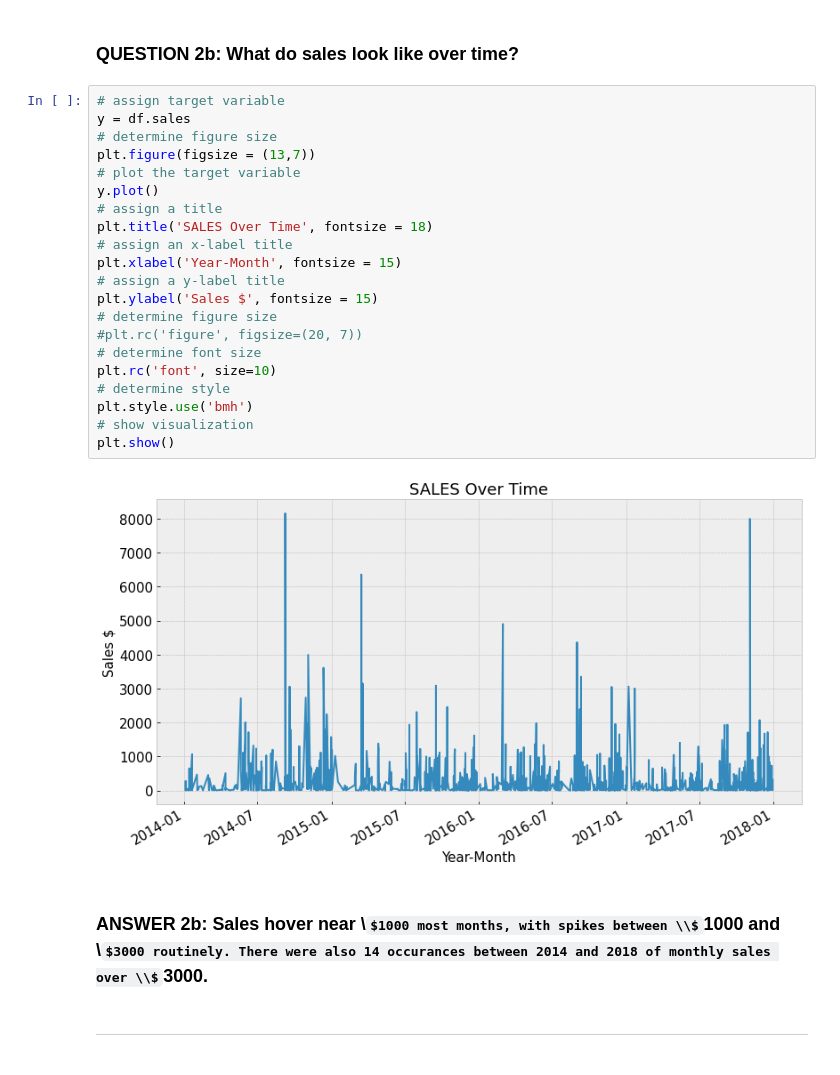
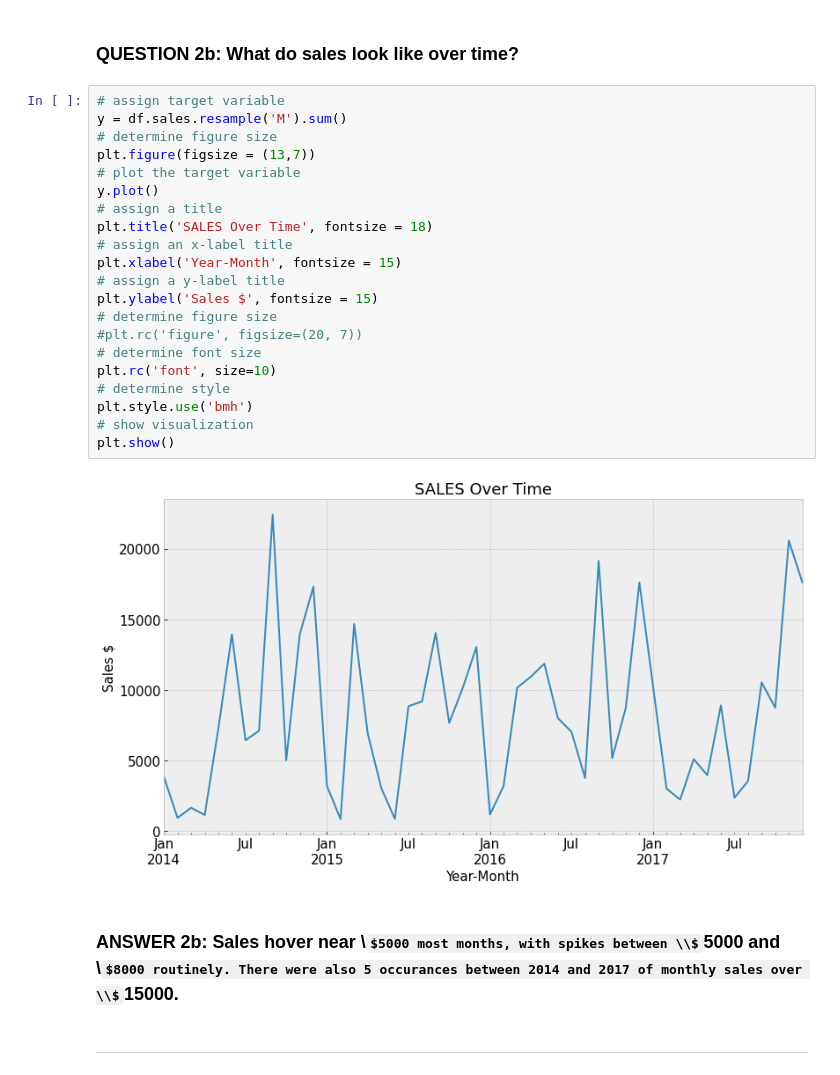
Before and after one commit to long-name-gang/time_series-project, a Jupyter notebook: super_store_final_report.ipynb, the cells around one changed output. Drawn from its saved outputs; the diff is of its cells as text; some formulas as TeX source.

```diff
--- a/super_store_final_report.ipynb
+++ b/super_store_final_report.ipynb
@@ -290,29 +292,29 @@ Observations:
 ### QUESTION 2b: What do sales look like over time?
 # %%
 # assign target variable
-y = df.sales
+y = df.sales.resample('M').sum()
 # determine figure size
 plt.figure(figsize = (13,7))
 # plot the target variable
 y.plot()
 # assign a title
 plt.title('SALES Over Time', fontsize = 18)
 # assign an x-label title
 plt.xlabel('Year-Month', fontsize = 15)
 # assign a y-label title
 plt.ylabel('Sales $', fontsize = 15)
 # determine figure size
 #plt.rc('figure', figsize=(20, 7))
 # determine font size
 plt.rc('font', size=10)
 # determine style
 plt.style.use('bmh')
 # show visualization
 plt.show()
 # %% [output]
-[figure, old version]
+[figure, new version]
 # %% [markdown]
-### ANSWER 2b: Sales hover near \\$1000 most months, with spikes between \\$1000 and \\$3000 routinely. There were also 14 occurances between 2014 and 2018 of monthly sales over \\$3000.
+### ANSWER 2b: Sales hover near \\$5000 most months, with spikes between \\$5000 and \\$8000 routinely. There were also 5 occurances between 2014 and 2017 of monthly sales over \\$15000.
 # %% [markdown]
 ---
 # %% [markdown]
```
Also changed, not shown: parts of 16 cells of this notebook.
